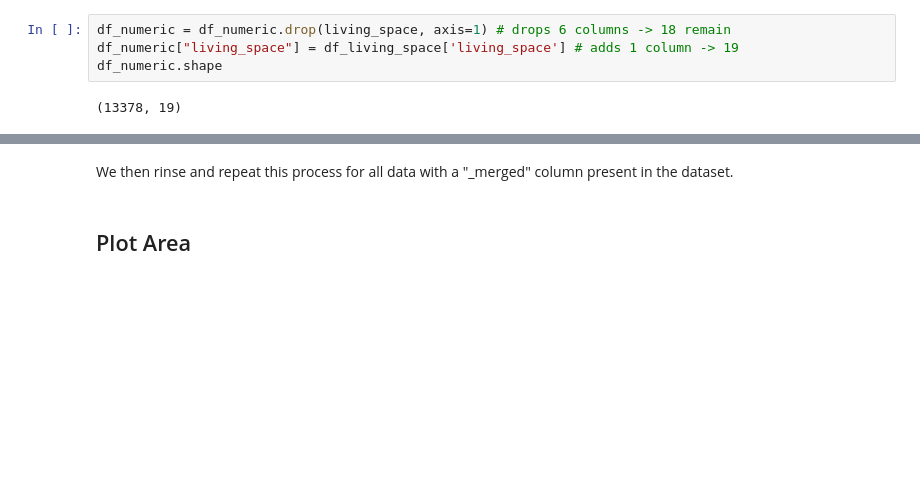
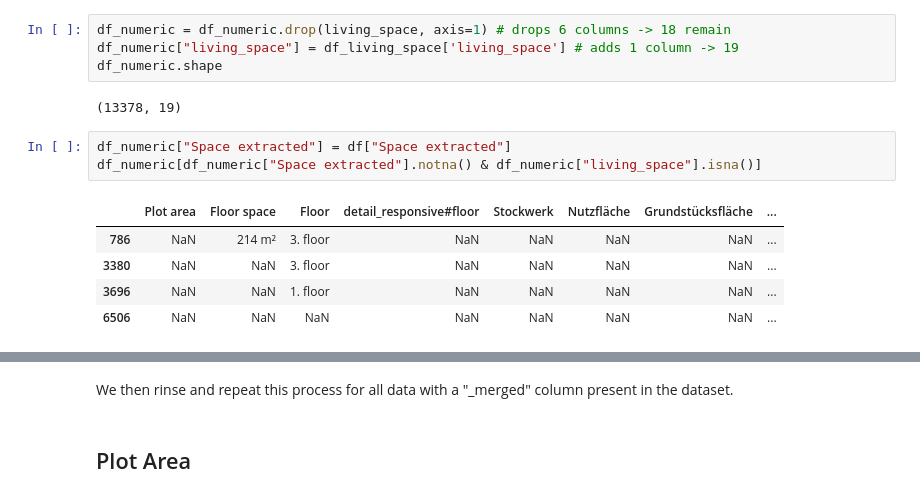
Before and after one commit to Immobilienrechner-Challenge/explorative-data-analysis, a Jupyter notebook: ints_eda.ipynb, the cells around one changed output, grey strips where cells are left out. Saved outputs shown, nothing was run; the diff lists cells and outputs as text; blank space fills up the shorter version.

```diff
--- a/ints_eda.ipynb
+++ b/ints_eda.ipynb
@@ -87,3 +87,12 @@ df_numeric["living_space"] = df_living_space['living_space'] # adds 1 column ->
 df_numeric.shape
 # %% [output]
 (13378, 19)
+# %%
+df_numeric["Space extracted"] = df["Space extracted"]
+df_numeric[df_numeric["Space extracted"].notna() & df_numeric["living_space"].isna()]
+# %% [output]
+|  | Plot area | Floor space | Floor | detail_responsive#floor | Stockwerk | Nutzfläche | Grundstücksfläche | ... |
+| 786 | NaN | 214 m² | 3. floor | NaN | NaN | NaN | NaN | ... |
+| 3380 | NaN | NaN | 3. floor | NaN | NaN | NaN | NaN | ... |
+| 3696 | NaN | NaN | 1. floor | NaN | NaN | NaN | NaN | ... |
+| 6506 | NaN | NaN | NaN | NaN | NaN | NaN | NaN | ... |
```
Also changed, not shown: parts of 24 cells of this notebook, 1 other file.
